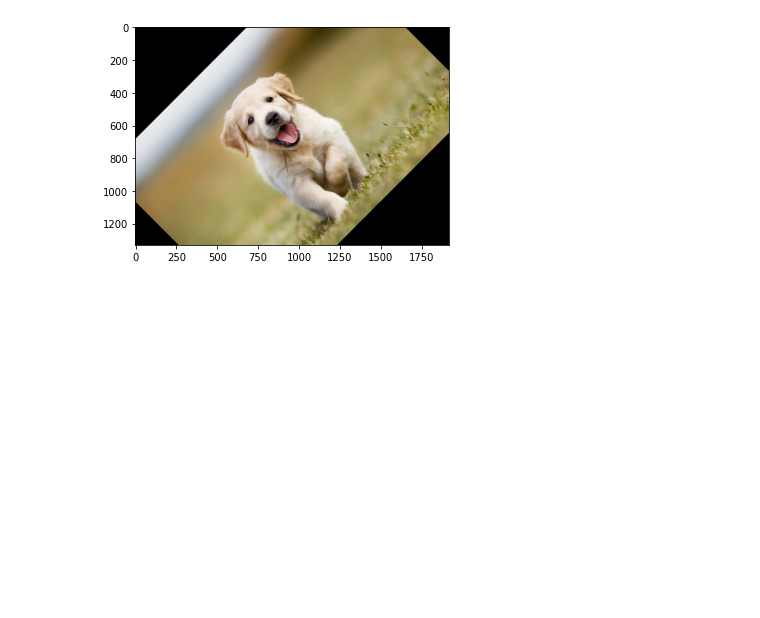
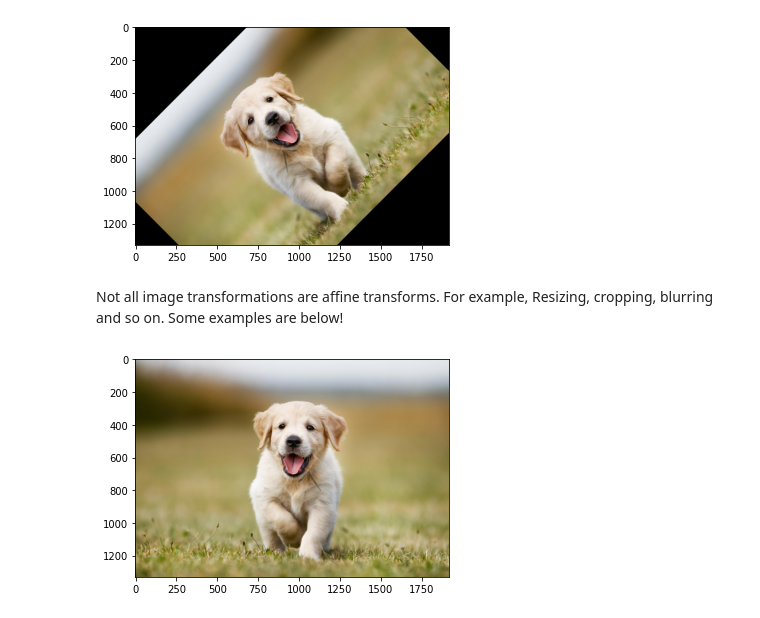
Before and after one commit to RohanGautam/intro-to-opencv-workshop, a Jupyter notebook: notebook/cv_workshop.ipynb, the cells around one changed output. Cells and saved outputs as stored; diff of their text form; code cells hidden in the pictures; blank space fills up the shorter version.

```diff
--- a/notebook/cv_workshop.ipynb
+++ b/notebook/cv_workshop.ipynb
@@ -289,0 +290,8 @@ show_cv_image(rotated)
+# %% [markdown]
+Not all image transformations are affine transforms. For example, Resizing, cropping, blurring and so on. Some examples are below!
+# %%
+# 1 to flip it vertically, 0 to flip horizontally, and -1 for both horizontal and vertical flip
+flipped = cv2.flip(image, 1)
+show_cv_image(flipped)
+# %% [output]
+[figure, added]
```
Also changed, not shown: parts of 26 cells of this notebook, 1 other file.
